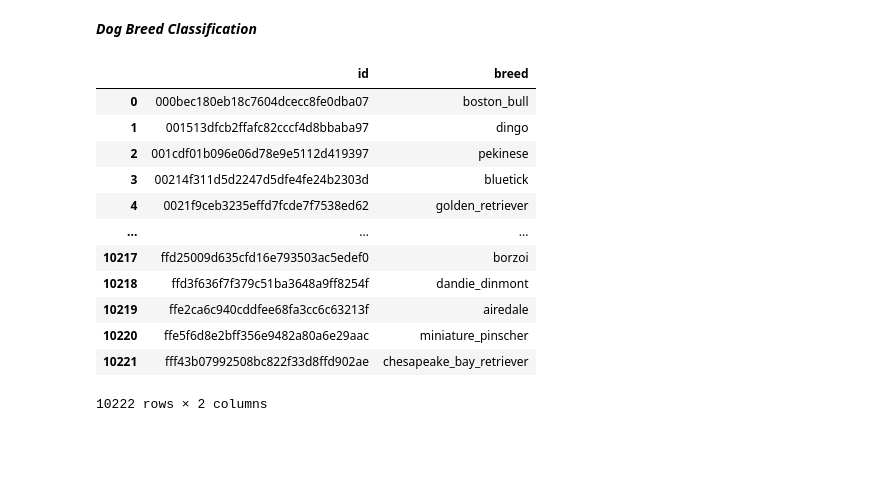
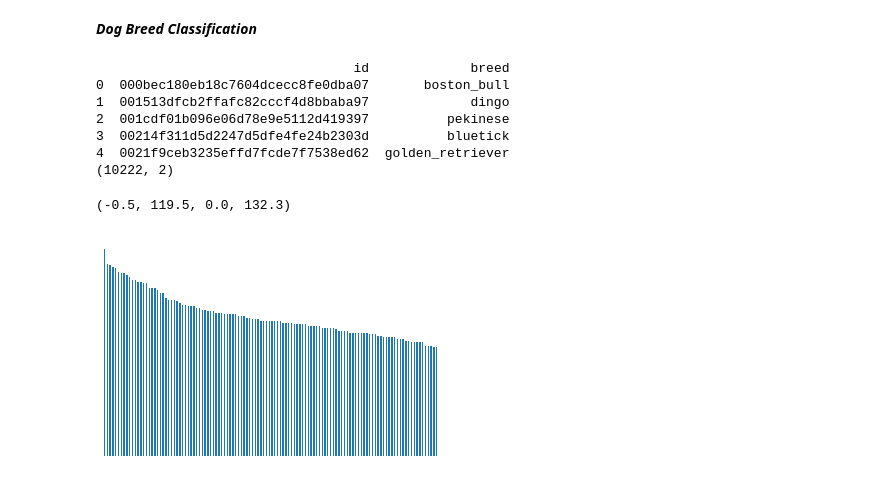
Before and after one commit to mgiorgio23/dog-classification, a Jupyter notebook: main.ipynb, the cells around one changed output. Drawn from its saved outputs; the diff is of its cells as text; code cells hidden in the pictures; blank space fills up the shorter version.

```diff
--- a/main.ipynb
+++ b/main.ipynb
@@ -16,18 +17,20 @@ from keras import layers
 from functools import partial
 # %%
 df = pd.read_csv('dog-breed-identification/labels.csv')
-df
+print(df.head())
+print(df.shape)
 # %% [output]
-|  | id | breed |
-| 0 | 000bec180eb18c7604dcecc8fe0dba07 | boston_bull |
-| 1 | 001513dfcb2ffafc82cccf4d8bbaba97 | dingo |
-| 2 | 001cdf01b096e06d78e9e5112d419397 | pekinese |
-| 3 | 00214f311d5d2247d5dfe4fe24b2303d | bluetick |
-| 4 | 0021f9ceb3235effd7fcde7f7538ed62 | golden_retriever |
-| ... | ... | ... |
-| 10217 | ffd25009d635cfd16e793503ac5edef0 | borzoi |
-| 10218 | ffd3f636f7f379c51ba3648a9ff8254f | dandie_dinmont |
-| 10219 | ffe2ca6c940cddfee68fa3cc6c63213f | airedale |
-| 10220 | ffe5f6d8e2bff356e9482a80a6e29aac | miniature_pinscher |
-| 10221 | fff43b07992508bc822f33d8ffd902ae | chesapeake_bay_retriever |
-10222 rows × 2 columns
+                                 id             breed
+0  000bec180eb18c7604dcecc8fe0dba07       boston_bull
+1  001513dfcb2ffafc82cccf4d8bbaba97             dingo
+2  001cdf01b096e06d78e9e5112d419397          pekinese
+3  00214f311d5d2247d5dfe4fe24b2303d          bluetick
+4  0021f9ceb3235effd7fcde7f7538ed62  golden_retriever
+(10222, 2)
+# %%
+df['breed'].value_counts().plot.bar()
+df['filepath'] = 'train/' + df['id'] + '.jpg'
+plt.axis('off')
+# %% [output]
+(-0.5, 119.5, 0.0, 132.3)
+[figure, added]
```
Also changed, not shown: parts of 11 cells of this notebook.
